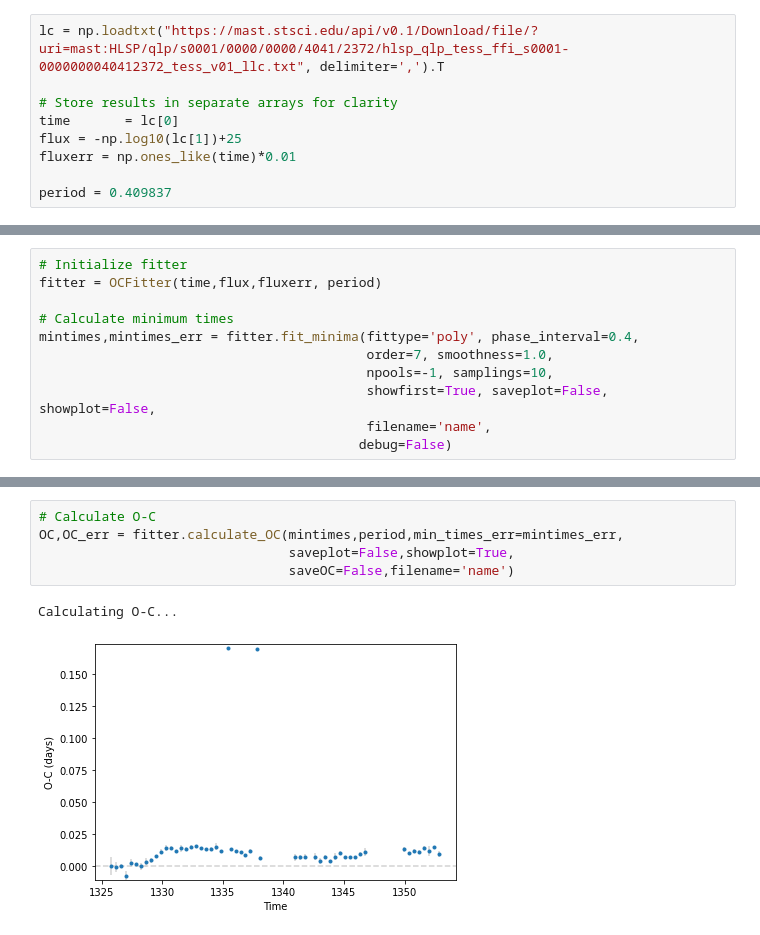
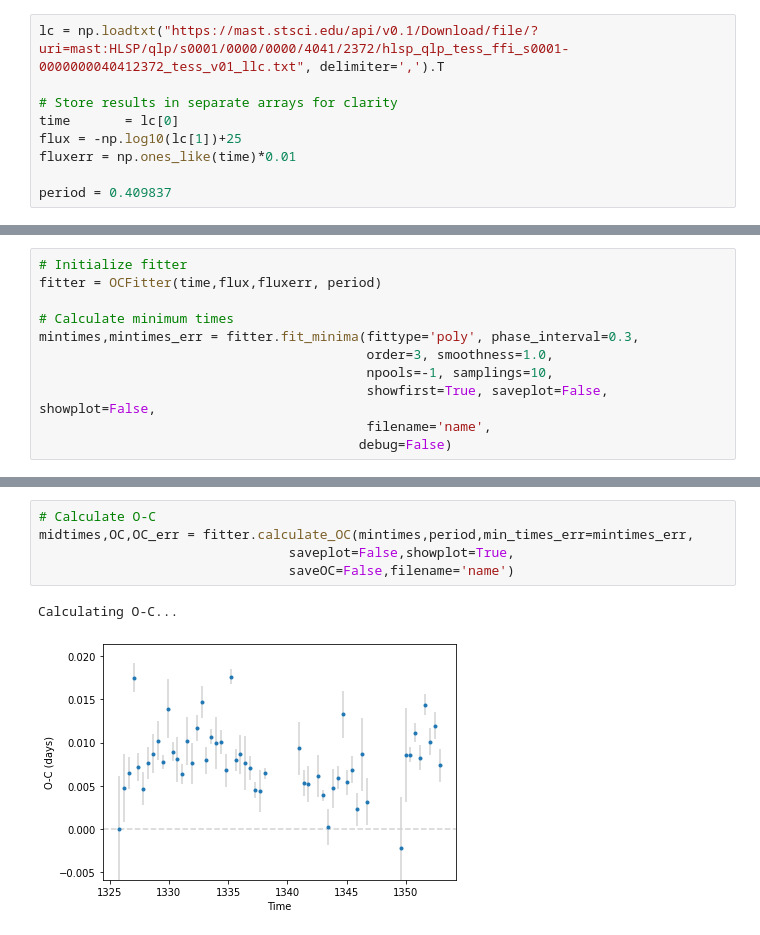
Before and after one commit to konkolyseismolab/seismolab, a Jupyter notebook: docs/source/OC_calculator.ipynb, the cells around one changed output, grey strips where cells are left out. Drawn from its saved outputs; the diff is of its cells as text.

```diff
--- a/docs/source/OC_calculator.ipynb
+++ b/docs/source/OC_calculator.ipynb
@@ -88,8 +88,8 @@ Calculating O-C...
 fitter = OCFitter(time,flux,fluxerr, period)
 
 # Calculate minimum times
-mintimes,mintimes_err = fitter.fit_minima(fittype='poly', phase_interval=0.4,
-                                          order=7, smoothness=1.0,
+mintimes,mintimes_err = fitter.fit_minima(fittype='poly', phase_interval=0.3,
+                                          order=3, smoothness=1.0,
                                           npools=-1, samplings=10,
                                           showfirst=True, saveplot=False, showplot=False,
                                           filename='name',
@@ -102,9 +102,9 @@ Calculating minima times...
 Done!
 # %%
 # Calculate O-C
-OC,OC_err = fitter.calculate_OC(mintimes,period,min_times_err=mintimes_err,
+midtimes,OC,OC_err = fitter.calculate_OC(mintimes,period,min_times_err=mintimes_err,
                                 saveplot=False,showplot=True,
                                 saveOC=False,filename='name')
 # %% [output]
 Calculating O-C...
-[figure, old version]
+[figure, new version]
```
Also changed, not shown: parts of 32 cells of this notebook, 1 other file.
